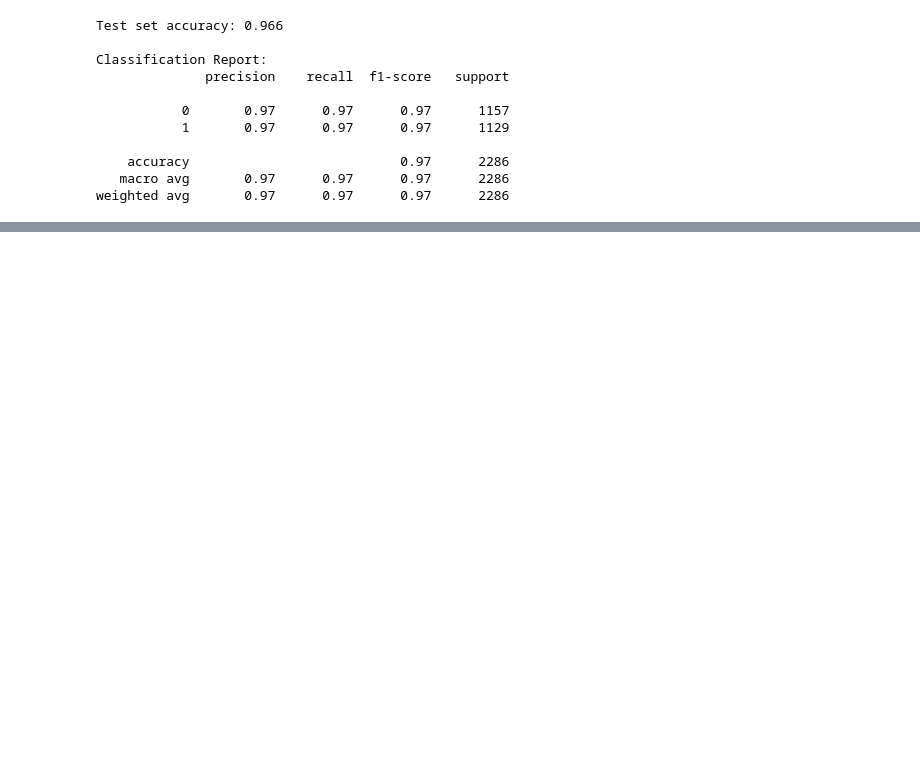
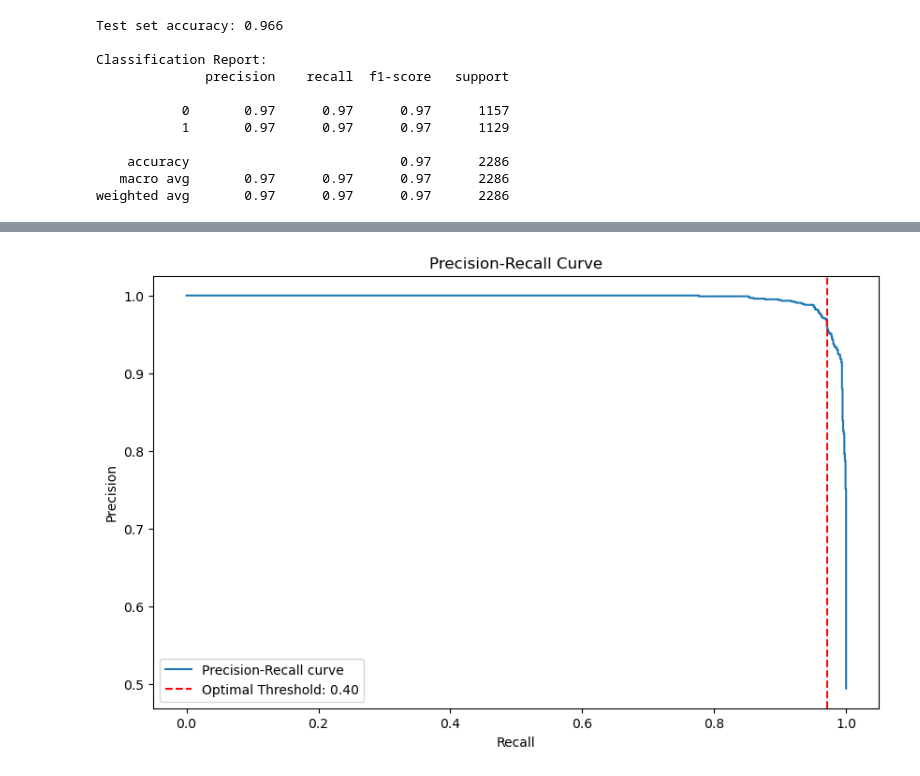
Before and after one commit to Kushank1203/Phishing-Website, a Jupyter notebook: phishingWebsite.ipynb, the cells around one changed output, grey strips where cells are left out. Drawn from its saved outputs; the diff is of its cells as text; code cells hidden in the pictures; blank space fills up the shorter version.

```diff
--- a/phishingWebsite.ipynb
+++ b/phishingWebsite.ipynb
@@ -595,0 +670,21 @@ AttributeError: 'Pipeline' object has no attribute 'feature_importances_'
+# %%
+# Get predicted probabilities
+y_pred_proba = best_model.predict_proba(X_test)[:, 1]
+
+# Calculate precision, recall, and thresholds
+precision, recall, thresholds = precision_recall_curve(y_test, y_pred_proba)
+f1_scores = 2 * (precision * recall) / (precision + recall)
+optimal_threshold = thresholds[np.argmax(f1_scores[:-1])]
+# %%
+# Plot precision-recall curve
+
+plt.figure(figsize=(10, 6))
+plt.plot(recall, precision, label='Precision-Recall curve')
+plt.axvline(recall[np.argmax(f1_scores[:-1])], color='r', linestyle='--', label=f'Optimal Threshold: {optimal_threshold:.2f}')
+plt.xlabel('Recall')
+plt.ylabel('Precision')
+plt.title('Precision-Recall Curve')
+plt.legend()
+plt.show()
+# %% [output]
+[figure, added]
```
Also changed, not shown: parts of 42 cells of this notebook.
